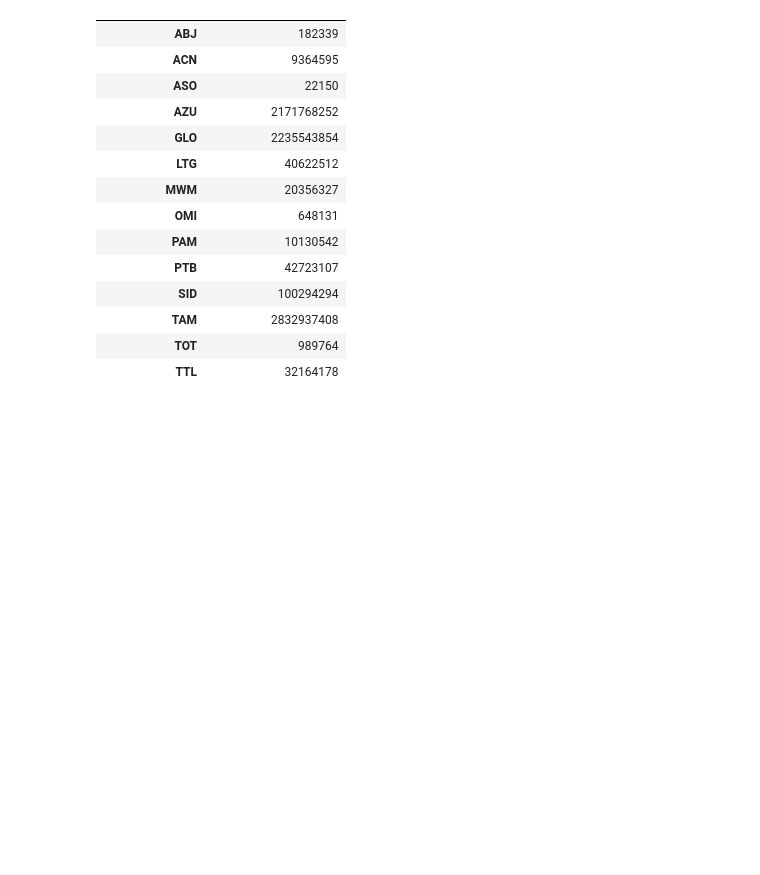
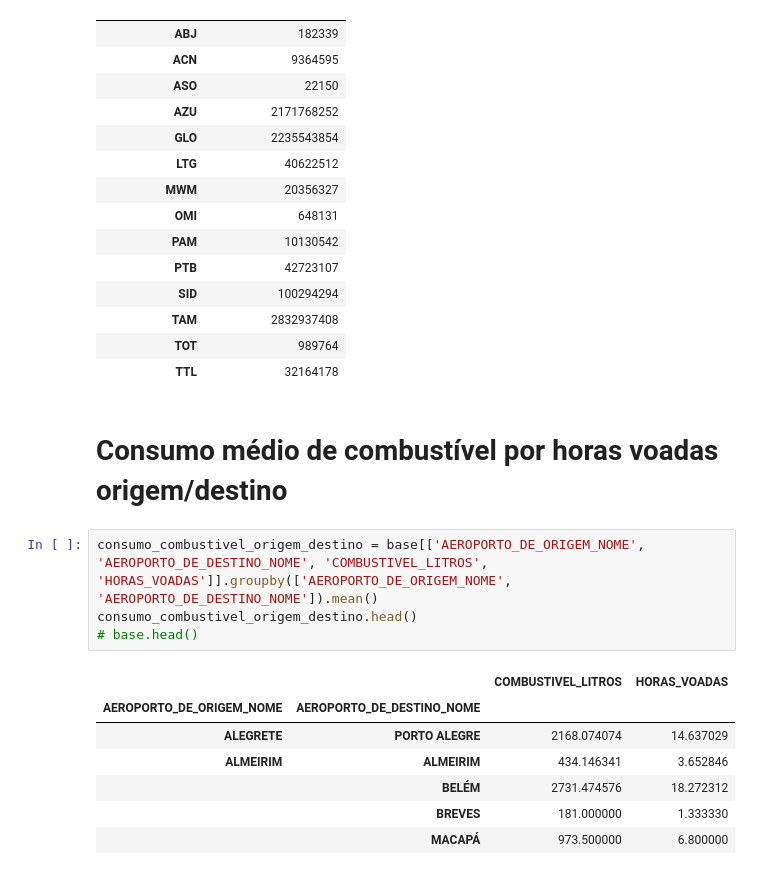
Before and after one commit to lgmro/analise_dados_big_data, a Jupyter notebook: Analise_Descritiva.ipynb, the cells around one changed output. Saved outputs shown, nothing was run; the diff lists cells and outputs as text; blank space fills up the shorter version.

```diff
--- a/Analise_Descritiva.ipynb
+++ b/Analise_Descritiva.ipynb
@@ -216,3 +215,17 @@ display(consumo_combustivel)
 | TAM | 2832937408 |
 | TOT | 989764 |
 | TTL | 32164178 |
+# %% [markdown]
+# Consumo médio de combustível por horas voadas origem/destino
+# %%
+consumo_combustivel_origem_destino = base[['AEROPORTO_DE_ORIGEM_NOME', 'AEROPORTO_DE_DESTINO_NOME', 'COMBUSTIVEL_LITROS', 'HORAS_VOADAS']].groupby(['AEROPORTO_DE_ORIGEM_NOME', 'AEROPORTO_DE_DESTINO_NOME']).mean()
+consumo_combustivel_origem_destino.head()
+# base.head()
+# %% [output]
+|  |  | COMBUSTIVEL_LITROS | HORAS_VOADAS |
+| AEROPORTO_DE_ORIGEM_NOME | AEROPORTO_DE_DESTINO_NOME |  |  |
+| ALEGRETE | PORTO ALEGRE | 2168.074074 | 14.637029 |
+| ALMEIRIM | ALMEIRIM | 434.146341 | 3.652846 |
+|  | BELÉM | 2731.474576 | 18.272312 |
+|  | BREVES | 181.000000 | 1.333330 |
+|  | MACAPÁ | 973.500000 | 6.800000 |
```
Also changed, not shown: parts of 3 cells of this notebook.
